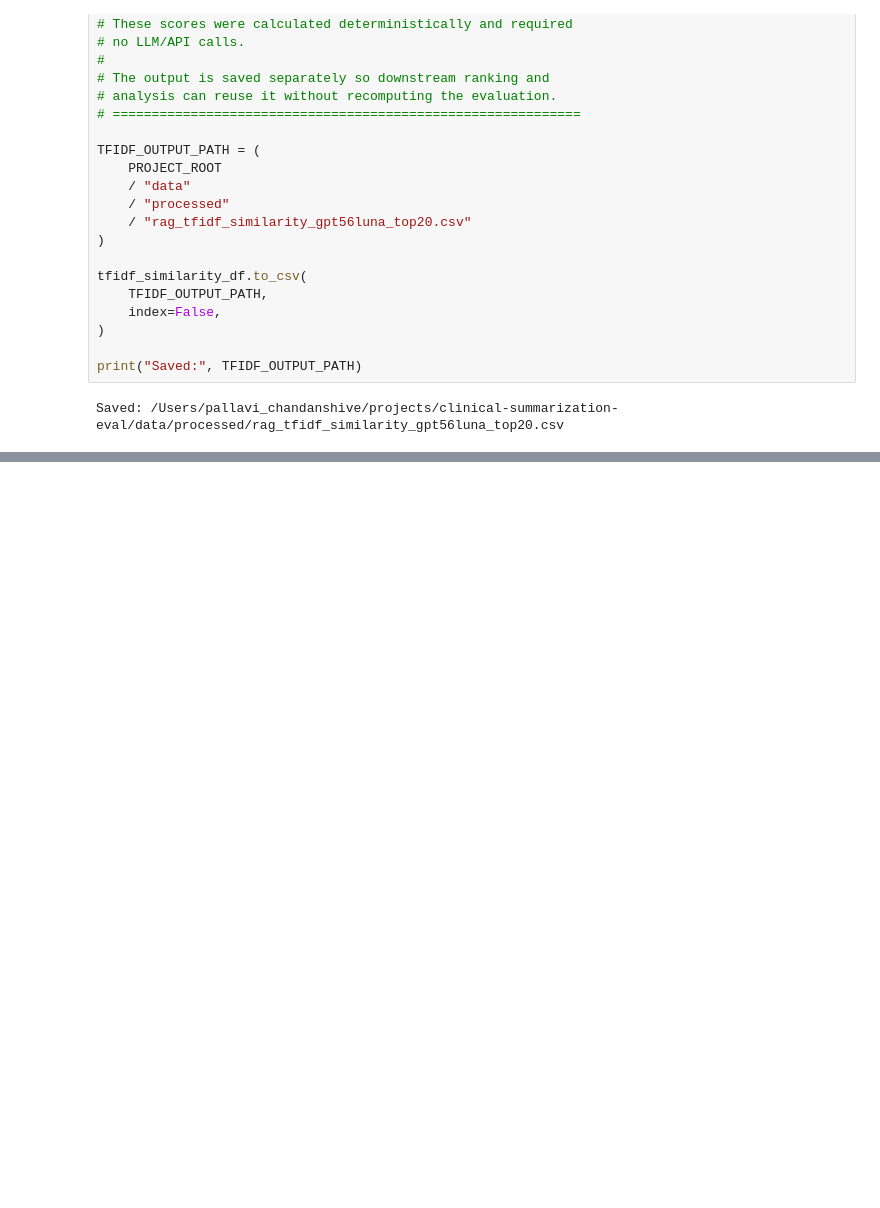
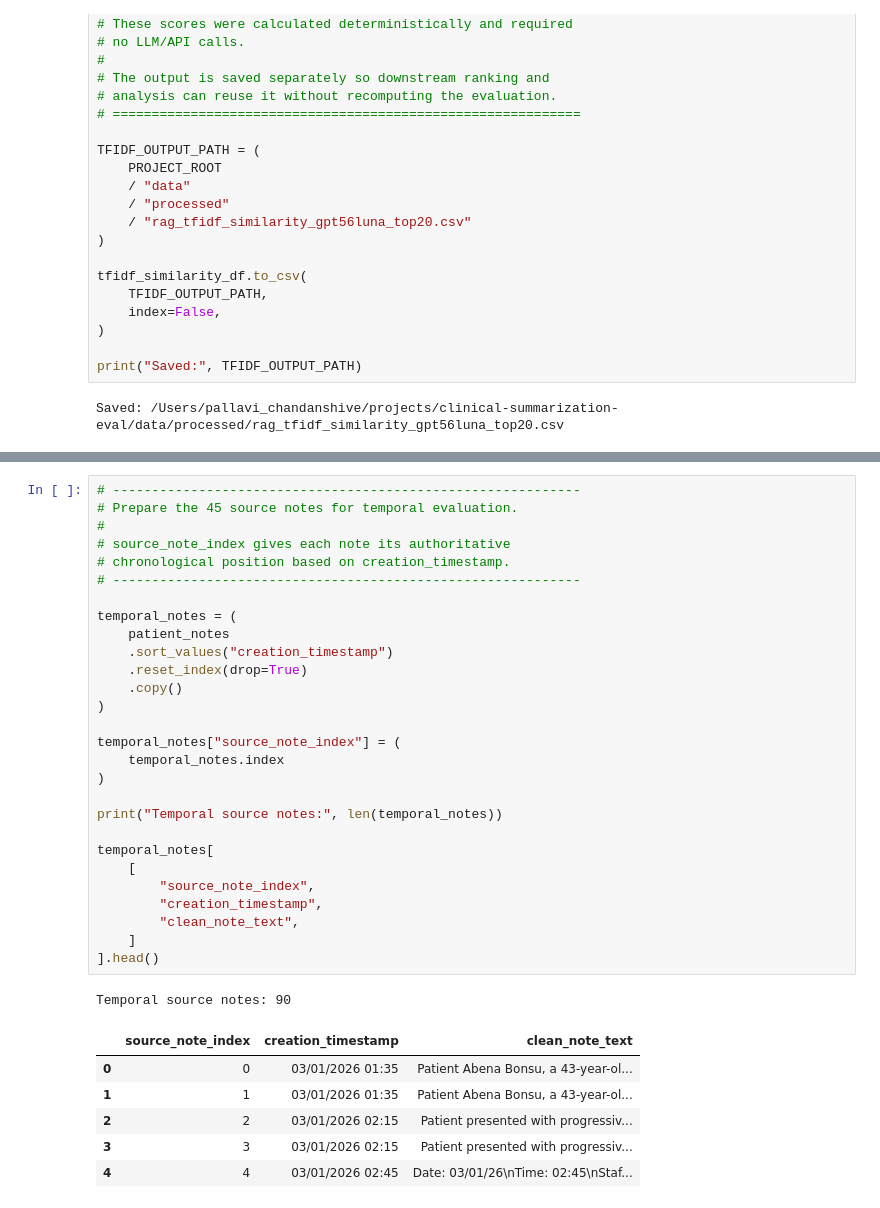
Before and after one commit to pallavi-cs-ai/clinical-summarization-eval, a Jupyter notebook: notebooks/rag/02_configuration_evaluation.ipynb, the cells around one changed output, grey strips where cells are left out. Drawn from its saved outputs; the diff is of its cells as text; blank space fills up the shorter version.

```diff
--- a/notebooks/rag/02_configuration_evaluation.ipynb
+++ b/notebooks/rag/02_configuration_evaluation.ipynb
@@ -987,0 +1100,36 @@ Saved: /Users/pallavi_chandanshive/projects/clinical-summarization-eval/data/pro
+# %%
+# ------------------------------------------------------------
+# Prepare the 45 source notes for temporal evaluation.
+#
+# source_note_index gives each note its authoritative
+# chronological position based on creation_timestamp.
+# ------------------------------------------------------------
+
+temporal_notes = (
+    patient_notes
+    .sort_values("creation_timestamp")
+    .reset_index(drop=True)
+    .copy()
+)
+
+temporal_notes["source_note_index"] = (
+    temporal_notes.index
+)
+
+print("Temporal source notes:", len(temporal_notes))
+
+temporal_notes[
+    [
+        "source_note_index",
+        "creation_timestamp",
+        "clean_note_text",
+    ]
+].head()
+# %% [output]
+Temporal source notes: 90
+|  | source_note_index | creation_timestamp | clean_note_text |
+| 0 | 0 | 03/01/2026 01:35 | Patient Abena Bonsu, a 43-year-ol... |
+| 1 | 1 | 03/01/2026 01:35 | Patient Abena Bonsu, a 43-year-ol... |
+| 2 | 2 | 03/01/2026 02:15 | Patient presented with progressiv... |
+| 3 | 3 | 03/01/2026 02:15 | Patient presented with progressiv... |
+| 4 | 4 | 03/01/2026 02:45 | Date: 03/01/26\nTime: 02:45\nStaf... |
```
Also changed, not shown: parts of 15 cells of this notebook.
